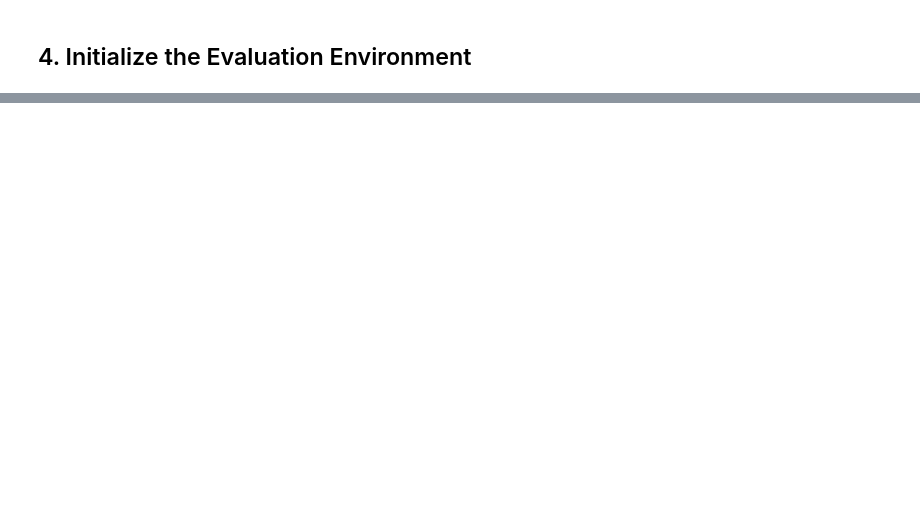
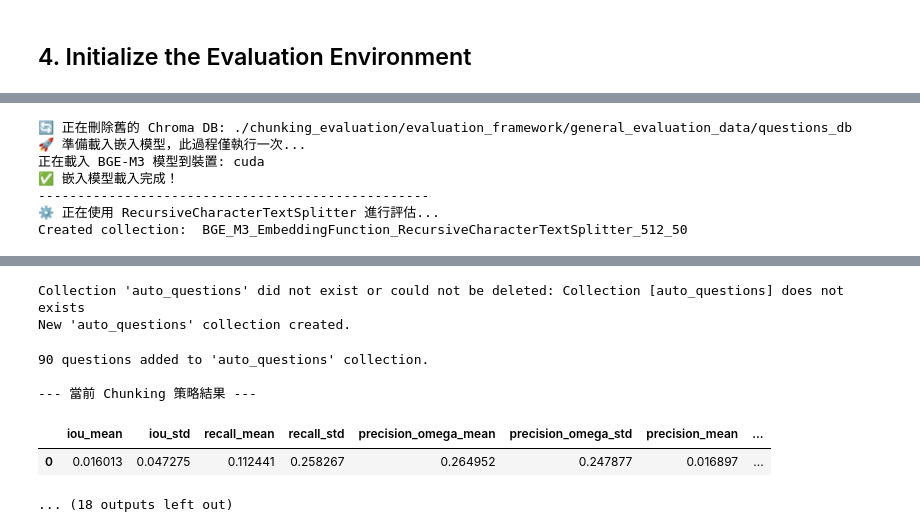
Before and after one commit to falsustempus/chunking_evaluation_ecourse, a Jupyter notebook: chunking_eval_exp.ipynb, the cells around one changed output, grey strips where cells are left out. Drawn from its saved outputs; the diff is of its cells as text; code cells hidden in the pictures; blank space fills up the shorter version.

```diff
--- a/chunking_eval_exp.ipynb
+++ b/chunking_eval_exp.ipynb
@@ -245,38 +258,59 @@ else:
 # %%
 import shutil
+import pandas as pd
+from IPython.display import display
 
+# 刪除舊的 Chroma DB，以確保每次評估都是從頭開始
 chroma_db_path = "./chunking_evaluation/evaluation_framework/general_evaluation_data/questions_db"
+if os.path.exists(chroma_db_path):
+    print(f"🔄 正在刪除舊的 Chroma DB: {chroma_db_path}")
+    shutil.rmtree(chroma_db_path)
 
-
-first_chunker = chunkers[0]
-first_result = evaluation.run(first_chunker, get_bge_m3_embedding_function(), retrieve=5, db_to_save_chunks=chroma_db_path)
-print(first_result)
-
-
-
-'''
-# Initialize evaluation
-evaluation = GeneralEvaluation()
+# ====== 將載入嵌入函式的程式碼移到迴圈外面 ======
+print("🚀 準備載入嵌入模型，此過程僅執行一次...")
+embedding_function = get_bge_m3_embedding_function()
+print("✅ 嵌入模型載入完成！")
+print("--------------------------------------------------")
+# ======================================================
 
 results = []
 
-# Initialize an empty DataFrame
-df = pd.DataFrame()
+for chunker in chunkers:
+    print(f"⚙️ 正在使用 {chunker.__class__.__name__} 進行評估...")
 
-# Display the DataFrame
-display_handle = display(df, display_id=True)
+    # 執行評估時，直接使用已經載入好的 embedding_function
+    result = evaluation.run(
+        chunker,
+        embedding_function,  # 這裡使用已經載入好的函式
+        retrieve=5,
+        db_to_save_chunks=chroma_db_path
+    )
 
-for chunker in chunkers:
-    result = evaluation.run(chunker, get_bge_m3_embedding_function(), retrieve=5, db_to_save_chunks=chroma_db_path)
+    # 清理結果並新增 chunker 資訊
     del result['corpora_scores']
     chunk_size = chunker._chunk_size if hasattr(chunker, '_chunk_size') else 0
     chunk_overlap = chunker._chunk_overlap if hasattr(chunker, '_chunk_overlap') else 0
     result['chunker'] = chunker.__class__.__name__ + f"_{chunk_size}_{chunk_overlap}"
+
     results.append(result)
 
-    # Update the DataFrame
-    df = pd.DataFrame(results)
-    clear_output(wait=True)
-    display_handle.update(df)
+    # 在每次迭代後，顯示當前 chunker 的結果
+    current_df = pd.DataFrame([result])
+    print("\n--- 當前 Chunking 策略結果 ---")
+    display(current_df)
+    print("----------------------------\n")
 
-'''
+print("\n✅ 所有分塊器評估完成！")
+
+# 顯示包含所有結果的總結 DataFrame
+final_df = pd.DataFrame(results)
+print("=== 最終總結報告 ===")
+display(final_df)
+# %% [output]
+🔄 正在刪除舊的 Chroma DB: ./chunking_evaluation/evaluation_framework/general_evaluation_data/questions_db
+🚀 準備載入嵌入模型，此過程僅執行一次...
+正在載入 BGE-M3 模型到裝置: cuda
+✅ 嵌入模型載入完成！
+--------------------------------------------------
+⚙️ 正在使用 RecursiveCharacterTextSplitter 進行評估...
+Created collection:  BGE_M3_EmbeddingFunction_RecursiveCharacterTextSplitter_512_50
@@ -282,0 +453,8 @@ for chunker in chunkers:
+Collection 'auto_questions' did not exist or could not be deleted: Collection [auto_questions] does not exists
+New 'auto_questions' collection created.
+90 questions added to 'auto_questions' collection.
+
+--- 當前 Chunking 策略結果 ---
+|  | iou_mean | iou_std | recall_mean | recall_std | precision_omega_mean | precision_omega_std | precision_mean | ... |
+| 0 | 0.016013 | 0.047275 | 0.112441 | 0.258267 | 0.264952 | 0.247877 | 0.016897 | ... |
+... (18 outputs left out)
```
Also changed, not shown: parts of 27 cells of this notebook, 15 other files.
